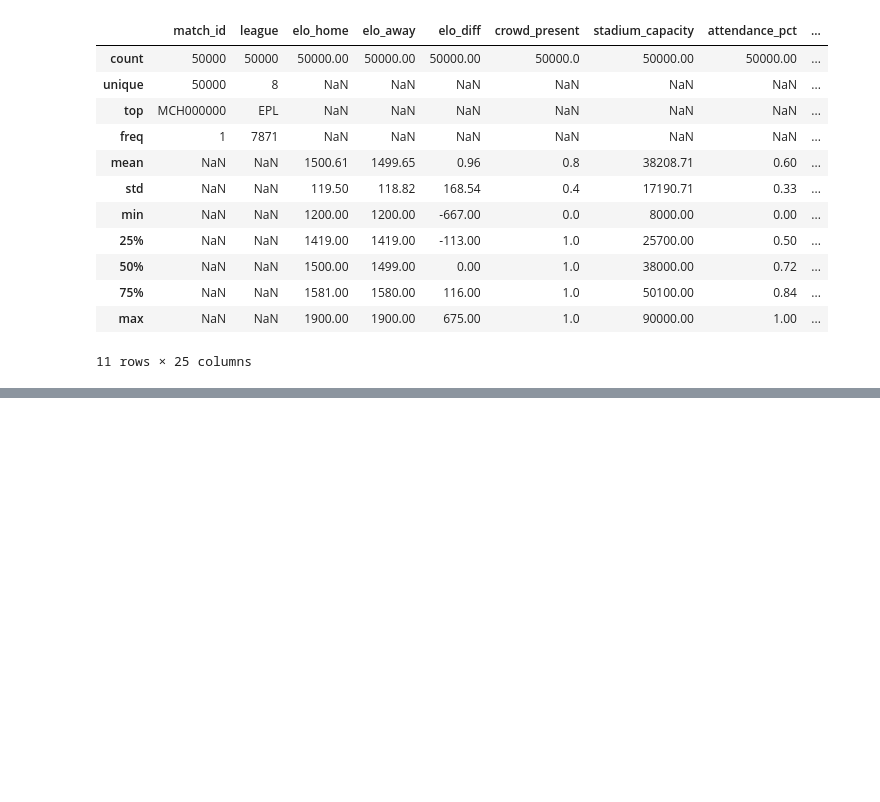
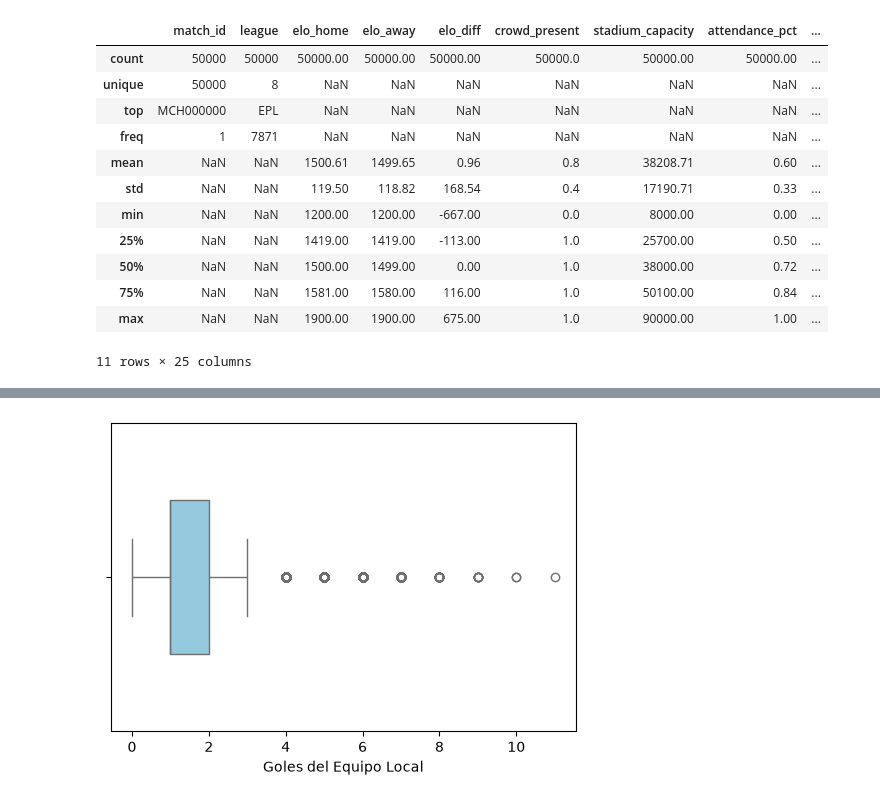
Before and after one commit to JuanjCruzL/La_ventaja_de_ser_local_en_el_futbol, a Jupyter notebook: cuadernos/exploracion_Juan_Jose_Cruz.ipynb, the cells around one changed output, grey strips where cells are left out. Cells and saved outputs as stored; diff of their text form; code cells hidden in the pictures; blank space fills up the shorter version.

```diff
--- a/cuadernos/exploracion_Juan_Jose_Cruz.ipynb
+++ b/cuadernos/exploracion_Juan_Jose_Cruz.ipynb
@@ -68,0 +103,11 @@ df.describe(include="all").round(2)
+# %%
+plt.figure(figsize=(6, 4))
+
+sns.boxplot(x="goals_home", data=df, color="skyblue", width=0.5)
+
+plt.xlabel("Goles del Equipo Local", fontsize=10)
+
+plt.show()
+#Sin embargo comparandolo con los del equipo local, se evidencia que estan mucho mas compactos y por encima de 3 goles se considera outlier.
+# %% [output]
+[figure, added]
```
Also changed, not shown: parts of 8 cells of this notebook, 1 other file.
